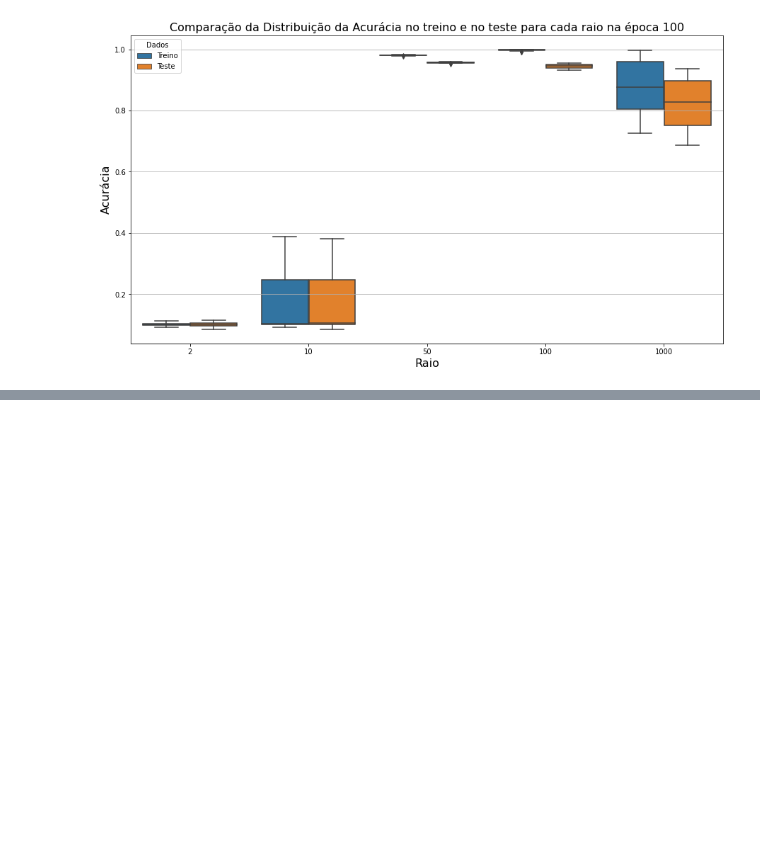
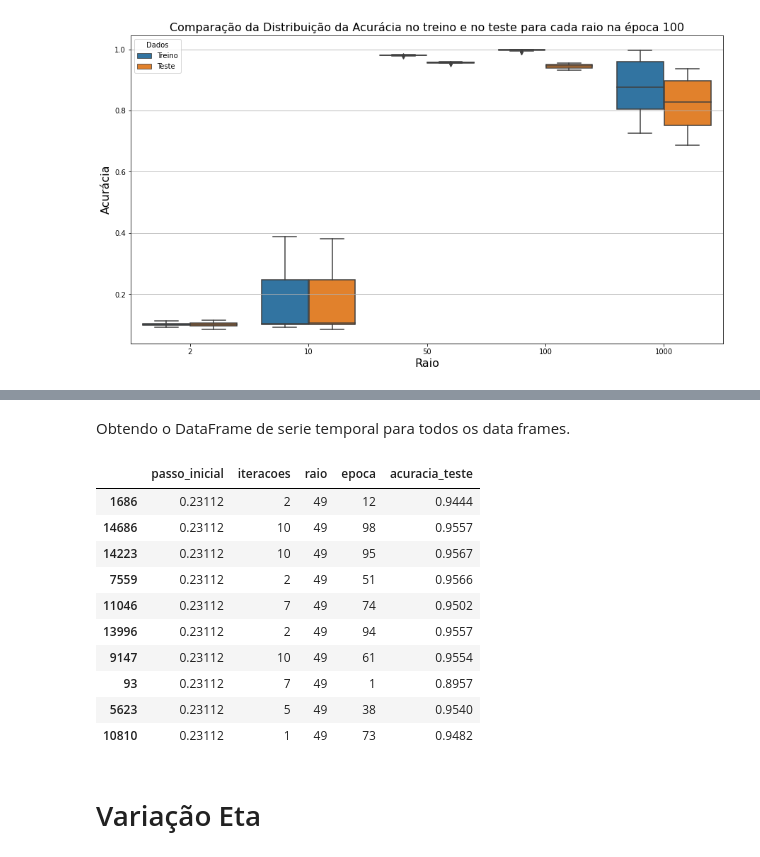
Before and after one commit to vitormgou/FDIPA-ANN, a Jupyter notebook: filtragem_resultados.ipynb, the cells around one changed output, grey strips where cells are left out. Saved outputs shown, nothing was run; the diff lists cells and outputs as text; code cells hidden in the pictures; blank space fills up the shorter version.

```diff
--- a/filtragem_resultados.ipynb
+++ b/filtragem_resultados.ipynb
@@ -206,0 +216,40 @@ acuracia_teste_raio['tempo'].sum()/3600
+# %%
+# Para a seção de variação da iteracao
+def df_to_time_series_iteracao(df, option, colunas_parametros, colunas_epocas) -> pd.core.frame.DataFrame:
+    """
+    Parametros
+    ----------
+    df : o dataframe que se deseja transformar em serie temporal
+    Option : {1='acuracia_teste', 2='acuracia_treino', 3='noma_peso', 4='perda_teste', 5='perda_treino'}
+        opção para o tipo de serie temporal tratada nesse contexto.
+    """
+
+    options = {1:'acuracia_teste', 2:'acuracia_treino', 3:'norma_peso', 4:'perda_teste', 5:'perda_treino'}
+    time_series = df.melt(id_vars = colunas_parametros, value_vars = colunas_epocas, var_name = 'epoca', value_name = options[option])
+    time_series['epoca'] = pd.to_numeric(time_series['epoca'])
+    time_series = time_series.sort_values(by=['iteracoes', 'epoca'])
+
+    return time_series
+# %% [markdown]
+Obtendo o DataFrame de serie temporal para todos os data frames.
+# %%
+acuracia_teste_iteracao_ts  = df_to_time_series_iteracao(acuracia_teste_iteracao, 1, colunas_parametros, colunas_epocas)
+acuracia_treino_iteracao_ts = df_to_time_series_iteracao(acuracia_treino_iteracao, 2, colunas_parametros, colunas_epocas)
+norma_peso_iteracao_ts      = df_to_time_series_iteracao(norma_peso_iteracao, 3, colunas_parametros, colunas_epocas)
+perda_teste_iteracao_ts     = df_to_time_series_iteracao(perda_teste_iteracao, 4, colunas_parametros, colunas_epocas)
+perda_treino_iteracao_ts    = df_to_time_series_iteracao(perda_treino_iteracao, 5, colunas_parametros, colunas_epocas)
+acuracia_teste_iteracao_ts.sample(10)
+# %% [output]
+|  | passo_inicial | iteracoes | raio | epoca | acuracia_teste |
+| 1686 | 0.23112 | 2 | 49 | 12 | 0.9444 |
+| 14686 | 0.23112 | 10 | 49 | 98 | 0.9557 |
+| 14223 | 0.23112 | 10 | 49 | 95 | 0.9567 |
+| 7559 | 0.23112 | 2 | 49 | 51 | 0.9566 |
+| 11046 | 0.23112 | 7 | 49 | 74 | 0.9502 |
+| 13996 | 0.23112 | 2 | 49 | 94 | 0.9557 |
+| 9147 | 0.23112 | 10 | 49 | 61 | 0.9554 |
+| 93 | 0.23112 | 7 | 49 | 1 | 0.8957 |
+| 5623 | 0.23112 | 5 | 49 | 38 | 0.9540 |
+| 10810 | 0.23112 | 1 | 49 | 73 | 0.9482 |
+# %% [markdown]
+# Variação Eta
```
Also changed, not shown: parts of 24 cells of this notebook.
